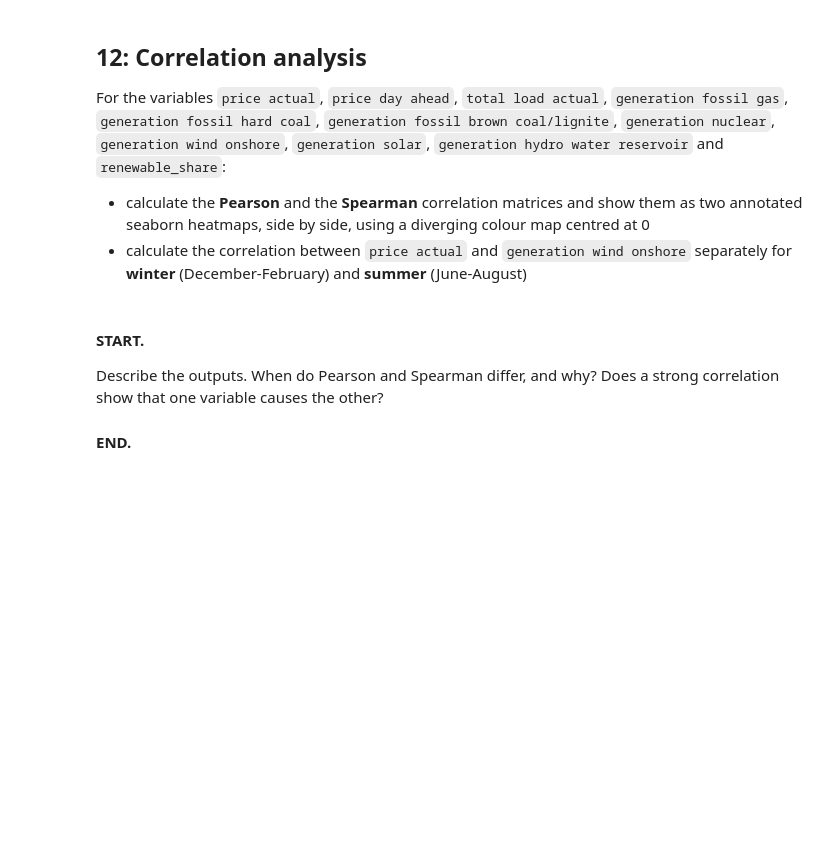
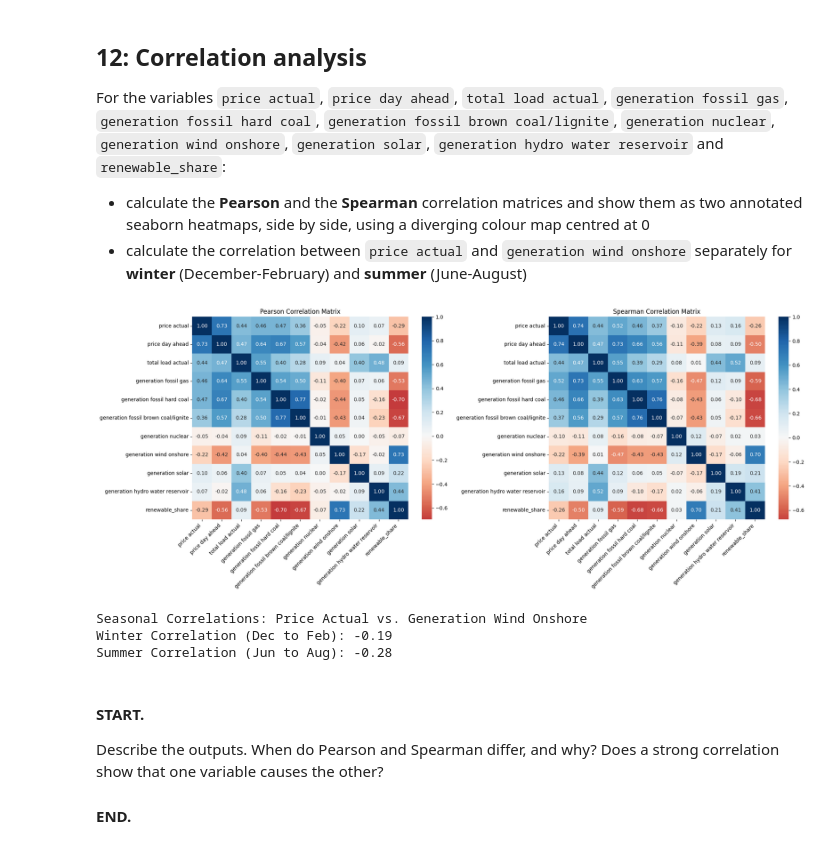
Before and after one commit to leon72305-source/26007815_tb1, a Jupyter notebook: 26007815_1.ipynb, the cells around one changed output. Cells and saved outputs as stored; diff of their text form; code cells hidden in the pictures; blank space fills up the shorter version.

```diff
--- a/26007815_1.ipynb
+++ b/26007815_1.ipynb
@@ -698,3 +780,43 @@ For the variables `price actual`, `price day ahead`, `total load actual`, `gener
+# %%
+# BEGIN SOLUTION
+corr_vars = [
+    'price actual', 'price day ahead', 'total load actual',
+    'generation fossil gas', 'generation fossil hard coal',
+    'generation fossil brown coal/lignite', 'generation nuclear',
+    'generation wind onshore', 'generation solar',
+    'generation hydro water reservoir', 'renewable_share'
+]
+corr_pearson = df_clean[corr_vars].corr(method='pearson')
+corr_spearman = df_clean[corr_vars].corr(method='spearman')
+
+# Box Plot Heat Maps
+fig, axes = plt.subplots(1, 2, figsize=(20, 8))
+sns.heatmap(corr_pearson, annot=True, fmt='.2f', cmap='RdBu', center=0, ax=axes[0])
+axes[0].set_title('Pearson Correlation Matrix')
+
+sns.heatmap(corr_spearman, annot=True, fmt='.2f', cmap='RdBu', center=0, ax=axes[1])
+axes[1].set_title('Spearman Correlation Matrix')
+for ax in axes:
+    ax.set_xticklabels(axes[1].get_xticklabels(), rotation=45, ha='right') # Turns labels by 45 degrees for more readability
+
+plt.tight_layout()
+plt.show()
+
+# Seasonal Correlations
+winter_data = df_clean[df_clean.index.month.isin([12, 1, 2])]
+summer_data = df_clean[df_clean.index.month.isin([6, 7, 8])]
+corr_winter = winter_data['price actual'].corr(winter_data['generation wind onshore'])
+corr_summer = summer_data['price actual'].corr(summer_data['generation wind onshore'])
+
+print("\nSeasonal Correlations: Price Actual vs. Generation Wind Onshore")
+print(f"Winter Correlation (Dec to Feb): {corr_winter:.2f}")
+print(f"Summer Correlation (Jun to Aug): {corr_summer:.2f}")
+# END SOLUTION
+# %% [output]
+[figure, added]
+Seasonal Correlations: Price Actual vs. Generation Wind Onshore
+Winter Correlation (Dec to Feb): -0.19
+Summer Correlation (Jun to Aug): -0.28
 # %% [markdown]
 #### START.
 Describe the outputs. When do Pearson and Spearman differ, and why? Does a strong correlation show that one variable causes the other?
```
Also changed, not shown: parts of 10 cells of this notebook.
